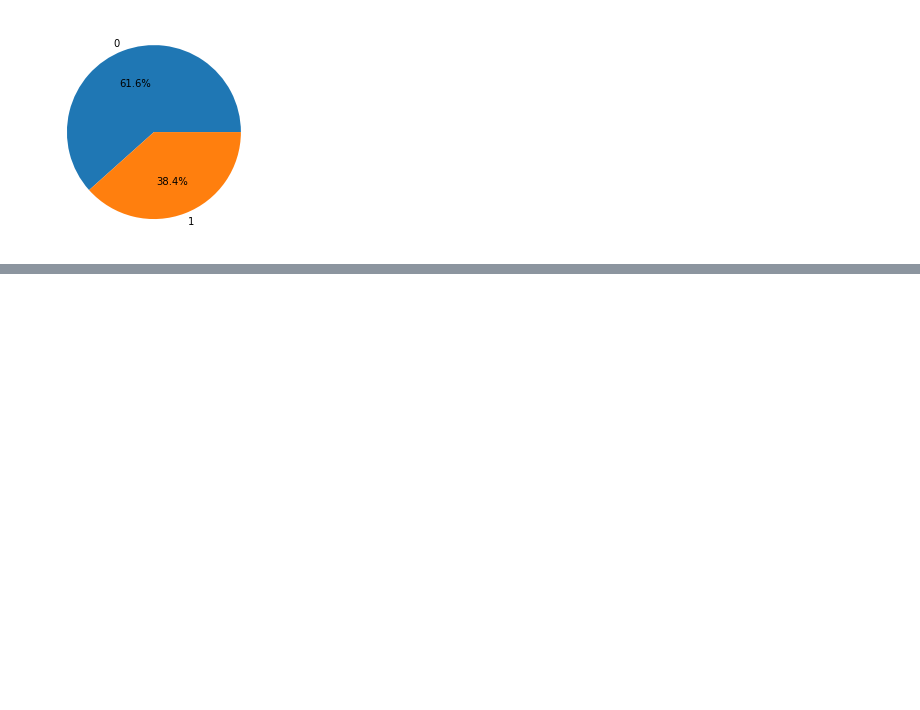
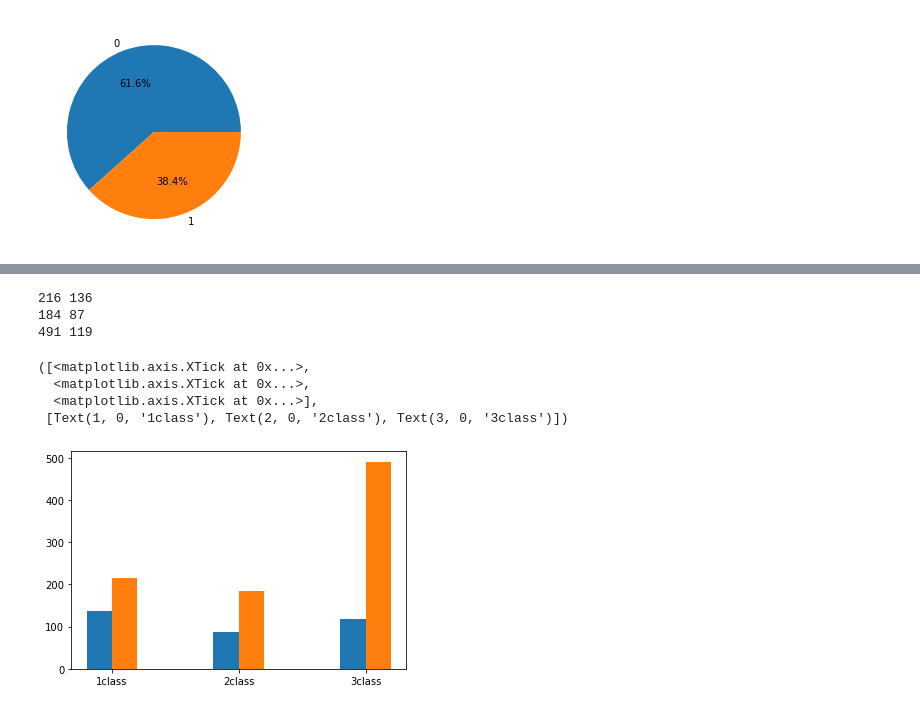
Before and after one commit to DaKu00/titanic_kaggle, a Jupyter notebook: Titanic.ipynb, the cells around one changed output, grey strips where cells are left out. Cells and saved outputs as stored; diff of their text form; code cells hidden in the pictures; blank space fills up the shorter version.

```diff
--- a/Titanic.ipynb
+++ b/Titanic.ipynb
@@ -45,0 +69,31 @@ plt.bar(['male', 'female'], [total_m, total_f])
+# %%
+p1 = file[file['Pclass'] == 1][['Survived', 'Pclass']]
+p2 = file[file['Pclass'] == 2][['Survived', 'Pclass']]
+p3 = file[file['Pclass'] == 3][['Survived', 'Pclass']]
+
+list_p = [p1, p2, p3]
+
+y_p = []
+x_p = []
+y_total = []
+
+for i in list_p:
+    total = len(i)
+    y = i['Survived'].tolist().count(1)
+    print(total, y)
+    y_total.append(total)
+    y_p.append(y)
+
+X = np.arange(1, 4)
+plt.bar(X - 0.1, y_p, width = 0.2)
+plt.bar(X + 0.1 , y_total, width = 0.2)
+plt.xticks(X, labels = ['1class', '2class', '3class'])
+# %% [output]
+216 136
+184 87
+491 119
+([<matplotlib.axis.XTick at 0x...>,
+  <matplotlib.axis.XTick at 0x...>,
+  <matplotlib.axis.XTick at 0x...>],
+ [Text(1, 0, '1class'), Text(2, 0, '2class'), Text(3, 0, '3class')])
+[figure, added]
```
Also changed, not shown: parts of 5 cells of this notebook.
